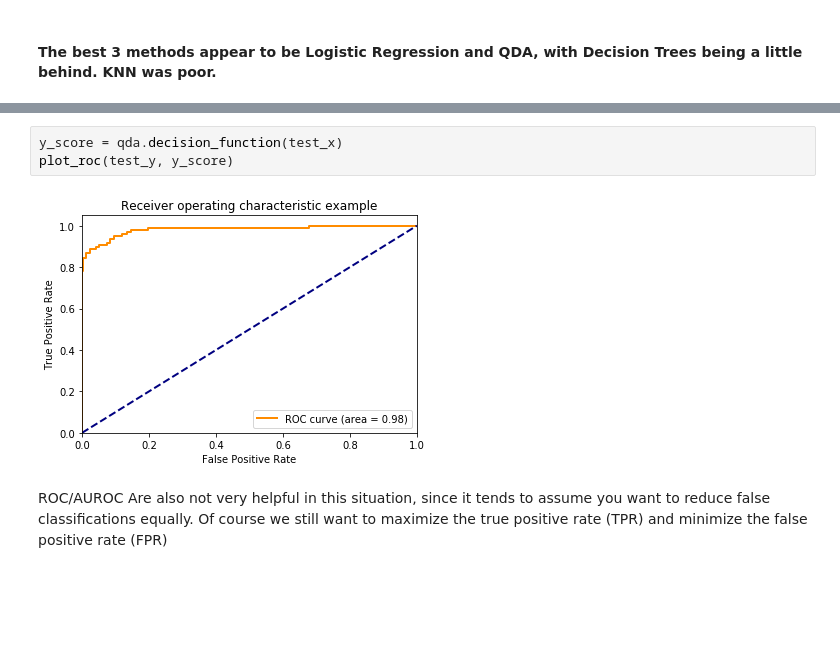
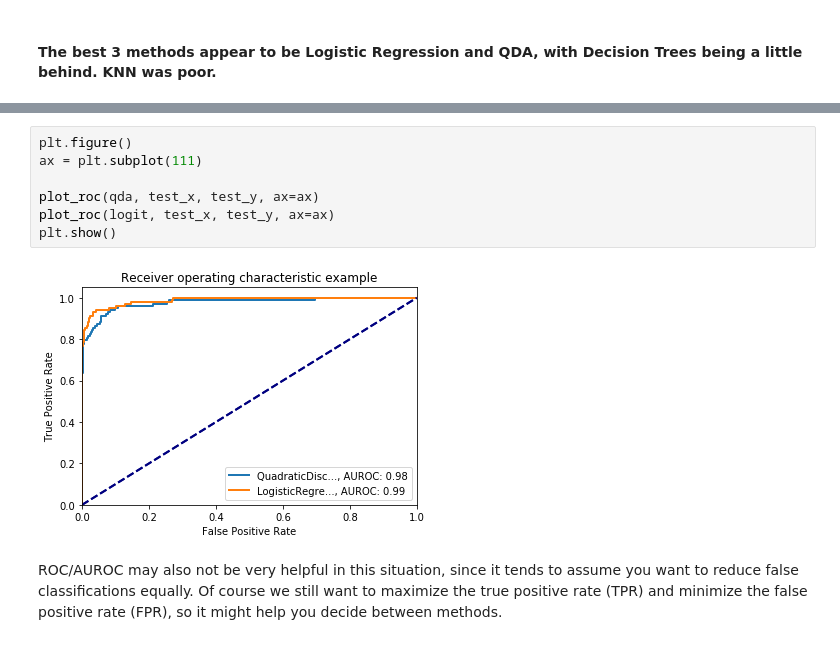
Before and after one commit to tcunnington/582_fraud, a Jupyter notebook: Testing Classifiers.ipynb, the cells around one changed output, grey strips where cells are left out. Cells and saved outputs as stored; diff of their text form; blank space fills up the shorter version.

```diff
--- a/Testing Classifiers.ipynb
+++ b/Testing Classifiers.ipynb
@@ -259,7 +277,11 @@ This isn't very useful because we don't really care much about the precision of
-# %%
-y_score = qda.decision_function(test_x)
-plot_roc(test_y, y_score)
-# %% [output]
-[figure, removed]
+# %%
+plt.figure()
+ax = plt.subplot(111)
+
+plot_roc(qda, test_x, test_y, ax=ax)
+plot_roc(logit, test_x, test_y, ax=ax)
+plt.show()
+# %% [output]
+[figure, added]
 # %% [markdown]
-ROC/AUROC Are also not very helpful in this situation, since it tends to assume you want to reduce false classifications equally. Of course we still want to maximize the true positive rate (TPR) and minimize the false positive rate (FPR)
+ROC/AUROC may also not be very helpful in this situation, since it tends to assume you want to reduce false classifications equally. Of course we still want to maximize the true positive rate (TPR) and minimize the false positive rate (FPR), so it might help you decide between methods.
```
Also changed, not shown: parts of 14 cells of this notebook, 3 other files.
